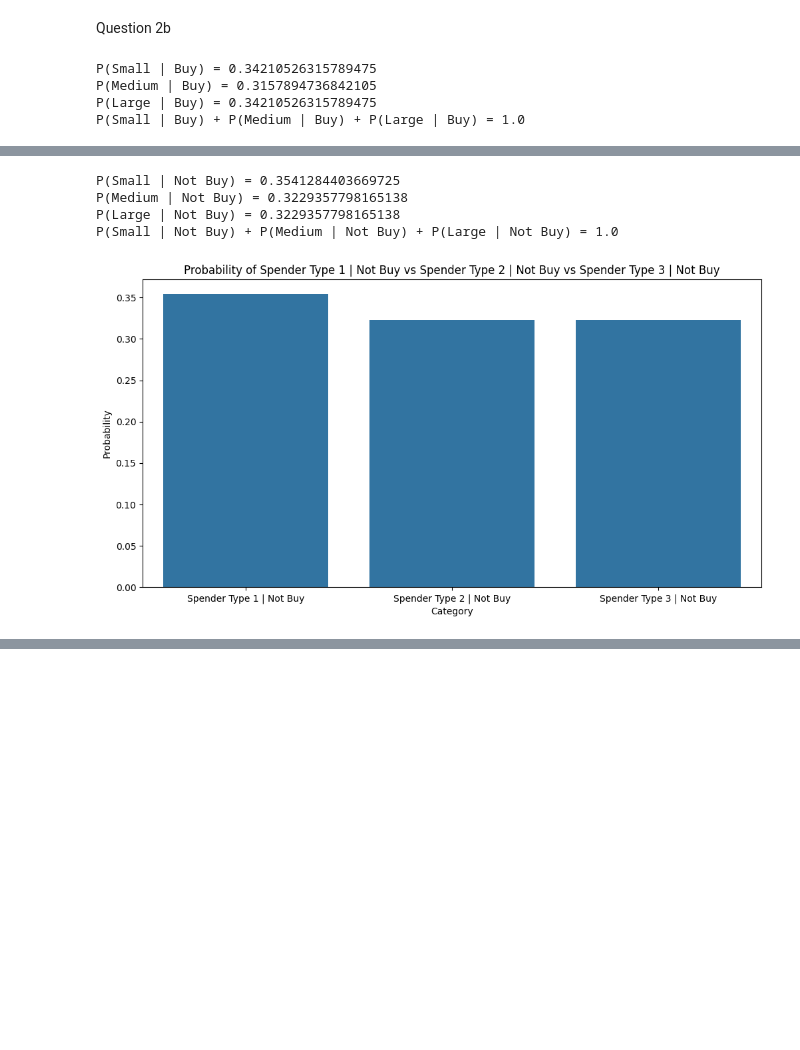
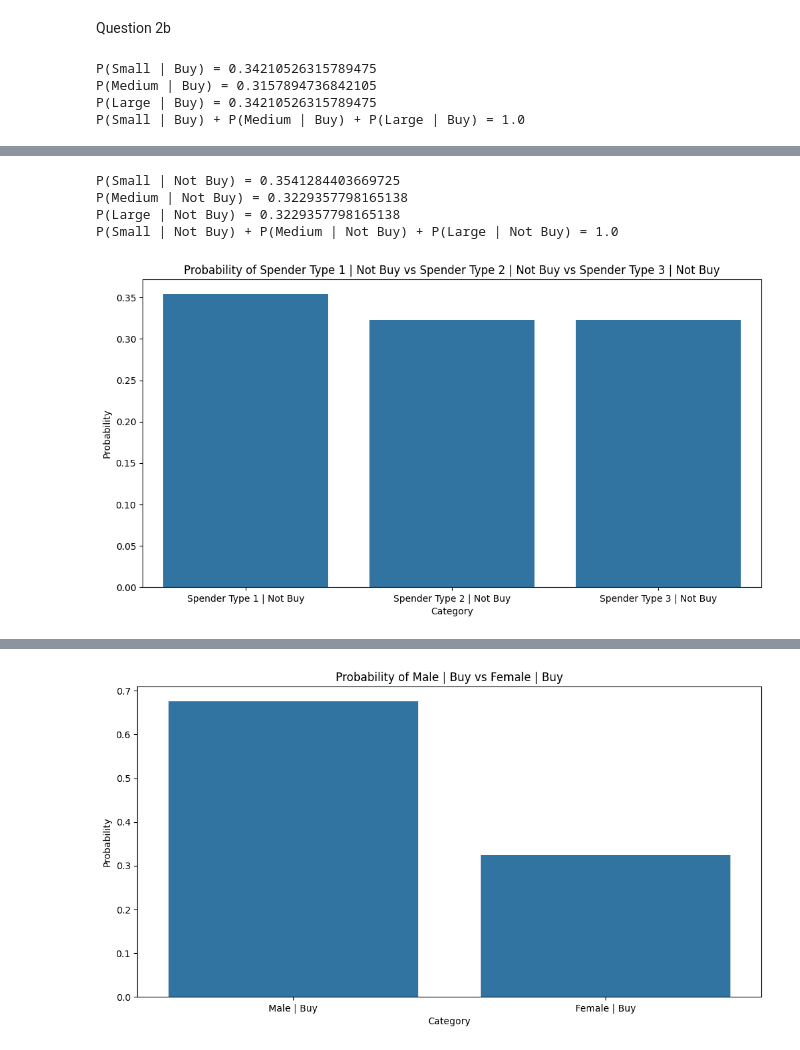
Before and after one commit to Dauniel/ece_engr_131A_project, a Jupyter notebook: project.ipynb, the cells around one changed output, grey strips where cells are left out. Cells and saved outputs as stored; diff of their text form; code cells hidden in the pictures; blank space fills up the shorter version.

```diff
--- a/project.ipynb
+++ b/project.ipynb
@@ -356,6 +356,105 @@ plt.figure(figsize=(12,6))
 sns.barplot(x = 'Category', y = 'Probability', data = df_plot_spender_type_data_not_buy_data)
 plt.title("Probability of Spender Type 1 | Not Buy vs Spender Type 2 | Not Buy vs Spender Type 3 | Not Buy")
 plt.show()
+
+# Condition that Gender Type Buys
+# P(Gender Type | Buys)
+
+male_buyer_type = 0
+female_buyer_type = 0
+
+for i in range(len(B)):
+    if B[i] == 1:
+        if S[i] == 1:
+            male_buyer_type += 1
+        else:
+            female_buyer_type += 1
+
+prob_male_buyer_type = male_buyer_type / total_buy
+prob_female_buyer_type = female_buyer_type / total_buy
+
+print("P(Male | Buy) = " + str(prob_male_buyer_type))
+print("P(Female | Buy) = " + str(prob_female_buyer_type))
+
+print("P(Male | Buy) + P(Female | Buy) = " + str(prob_male_buyer_type + prob_female_buyer_type))
+
+gender_type_data_buy = {'Category' : ['Male | Buy', 'Female | Buy'],
+                     'Probability' : [prob_male_buyer_type, prob_female_buyer_type]}
+
+df_plot_gender_type_data_buy_data = pd.DataFrame(gender_type_data_buy)
+
+plt.figure(figsize=(12,6))
+sns.barplot(x = 'Category', y = 'Probability', data = df_plot_gender_type_data_buy_data)
+plt.title("Probability of Male | Buy vs Female | Buy")
+plt.show()
+
+# Condition that Gender type does not buy
+# P(Gender Type | Buys)
+
+male_not_buyer_type = 0
+female_not_buyer_type = 0
+
+for i in range(len(B)):
+    if B[i] == 0:
+        if S[i] == 1:
+            male_not_buyer_type += 1
+        else:
+            female_not_buyer_type += 1
+
+prob_male_not_buyer_type = male_not_buyer_type / total_not_buy
+prob_female_not_buyer_type = female_not_buyer_type / total_not_buy
+
+print("P(Male | No Buy) = " + str(prob_male_not_buyer_type))
+print("P(Female | No Buy) = " + str(prob_female_not_buyer_type))
+
+print("P(Male | No Buy) + P(Female | No Buy) = " + str(prob_male_not_buyer_type + prob_female_not_buyer_type))
+
+gender_type_data_no_buy = {'Category' : ['Male | No Buy', 'Female | No Buy'],
+                     'Probability' : [prob_male_not_buyer_type, prob_female_not_buyer_type]}
+
+df_plot_gender_type_data_no_buy_data = pd.DataFrame(gender_type_data_no_buy)
+
+plt.figure(figsize=(12,6))
+sns.barplot(x = 'Category', y = 'Probability', data = df_plot_gender_type_data_no_buy_data)
+plt.title("Probability of Male | No Buy vs Female | No Buy")
+plt.show()
+
+# Condition that Age does buy
+# P(Age | Buys)
+
+age_buy_dict = {}
+
+for i in range(len(B)):
+    if B[i] == 1:
+        if A[i] not in age_buy_dict:
+            age_buy_dict[A[i]] = 1
+        else:
+            age_buy_dict[A[i]] += 1
+prob_age_buy_dict = {}
+
+for age, count in age_buy_dict.items():
+        prob_age_buy_dict[age] = count / total_buy
+
+for age, prob in prob_age_buy_dict.items():
+    print("P(" + str(age) + " | Buy) = " + str(prob))
+print("Sum of Age Probabilties | Buy = " + str(sum(prob_age_buy_dict.values())))
+
+
+
+# print("P(Male | No Buy) = " + str(prob_male_not_buyer_type))
+# print("P(Female | No Buy) = " + str(prob_female_not_buyer_type))
+
+# print("P(Male | No Buy) + P(Female | No Buy) = " + str(prob_male_not_buyer_type + prob_female_not_buyer_type))
+
+# gender_type_data_no_buy = {'Category' : ['Male | No Buy', 'Female | No Buy'],
+#                      'Probability' : [prob_male_not_buyer_type, prob_female_not_buyer_type]}
+
+# df_plot_gender_type_data_no_buy_data = pd.DataFrame(gender_type_data_no_buy)
+
+# plt.figure(figsize=(12,6))
+# sns.barplot(x = 'Category', y = 'Probability', data = df_plot_gender_type_data_no_buy_data)
+# plt.title("Probability of Male | No Buy vs Female | No Buy")
+# plt.show()
 # %% [output]
 P(Small | Buy) = 0.34210526315789475
 P(Medium | Buy) = 0.3157894736842105
@@ -369,0 +472 @@ P(Small | Not Buy) + P(Medium | Not Buy) + P(Large | Not Buy) = 1.0
+[figure, added]
```
Also changed, not shown: parts of 1 cell of this notebook.
